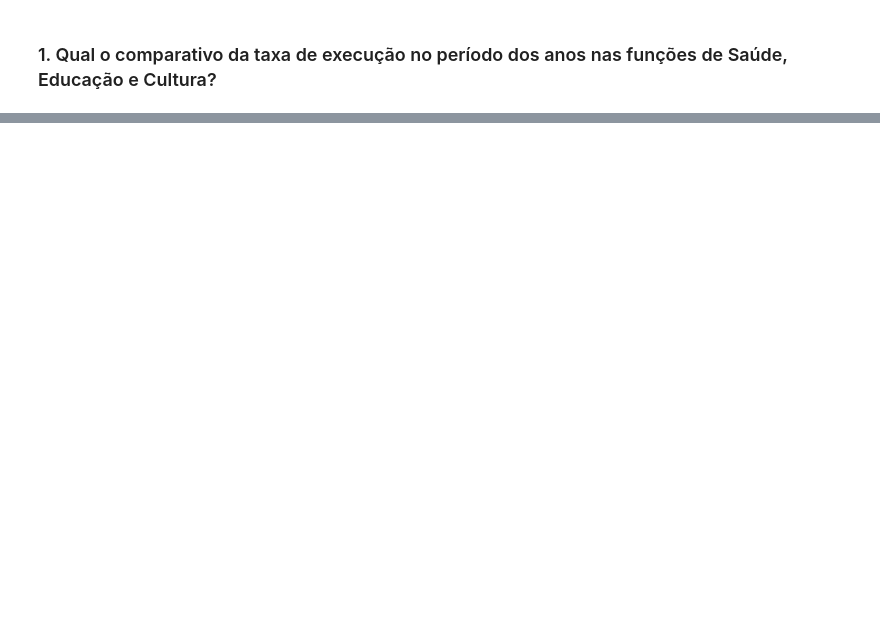
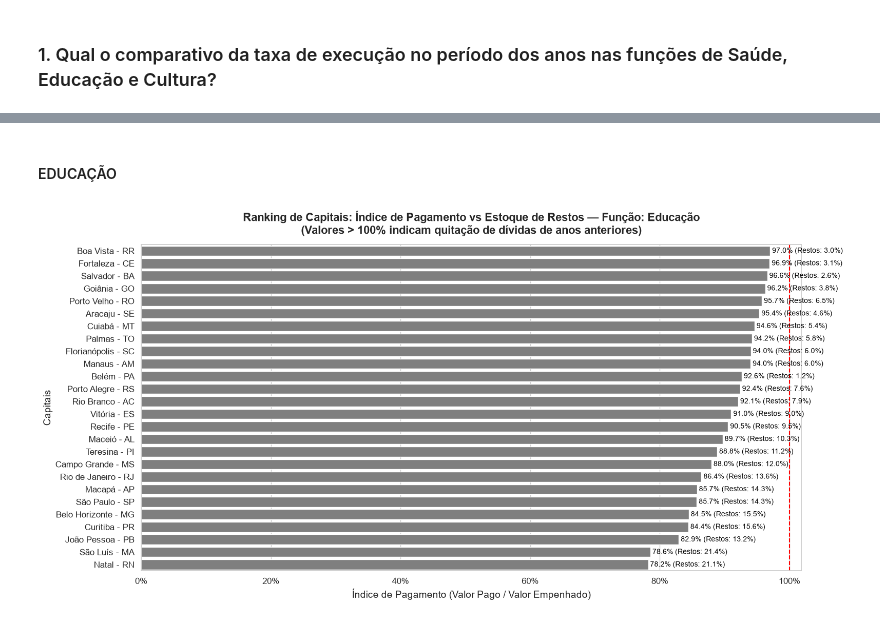
Before and after one commit to doardoE/Desafio-Analista-de-Dados-Sefaz-Macei-, a Jupyter notebook: notebooks/analise_descritiva.ipynb, the cells around one changed output, grey strips where cells are left out. Drawn from its saved outputs; the diff is of its cells as text; code cells hidden in the pictures; blank space fills up the shorter version.

```diff
--- a/notebooks/analise_descritiva.ipynb
+++ b/notebooks/analise_descritiva.ipynb
@@ -49,0 +72,7 @@ plotar_linha_taxa_execucao(df)
+# %% [markdown]
+#### EDUCAÇÃO
+# %%
+df = obter_dados_pagamento_vs_divida(db.con).df()
+plotar_ranking_pagamento_vs_divida(df, "Educação")
+# %% [output]
+[figure, added]
```
Also changed, not shown: parts of 12 cells of this notebook, 3 other files.
